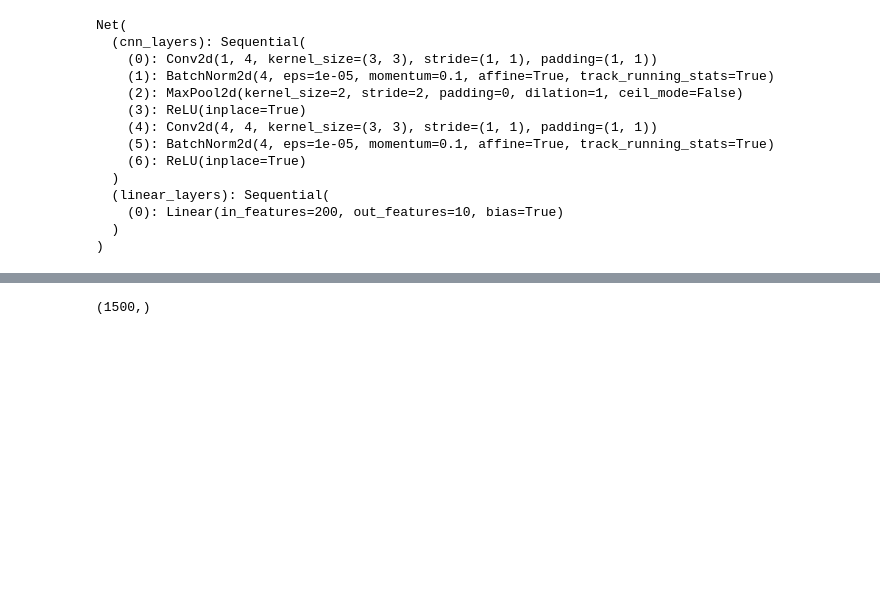
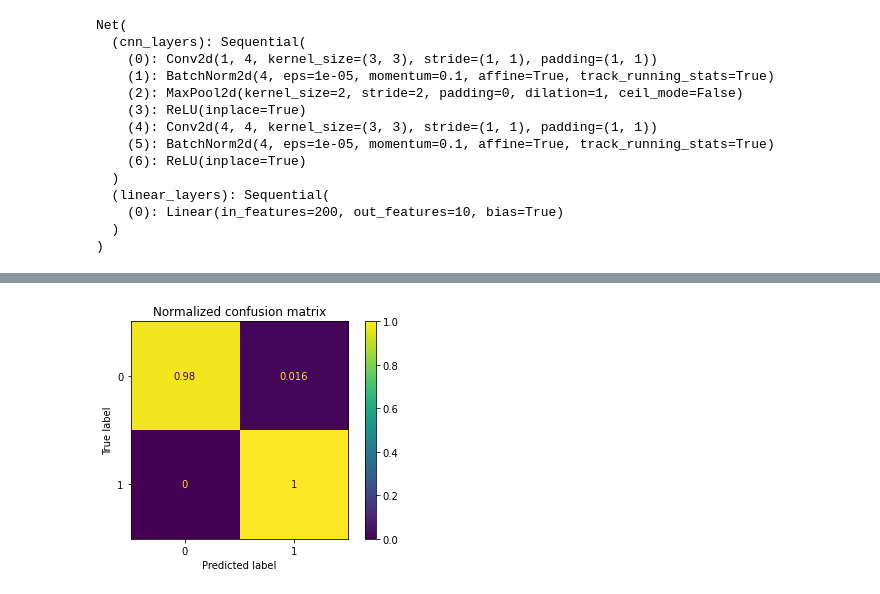
Before and after one commit to lingliao/Machine-learning-model, a Jupyter notebook: cnn for genomic sequence classification.ipynb, the cells around one changed output, grey strips where cells are left out. Saved outputs shown, nothing was run; the diff lists cells and outputs as text; code cells hidden in the pictures; blank space fills up the shorter version.

```diff
--- a/cnn for genomic sequence classification.ipynb
+++ b/cnn for genomic sequence classification.ipynb
@@ -244,16 +280,27 @@ for epoch in range(n_epochs):
 # %%
 # prediction for training set
 with torch.no_grad():
     output = model(train_x.cuda())
 
 softmax = torch.exp(output).cpu()
 prob = list(softmax.numpy())
 predictions = np.argmax(prob, axis=1)
 
 # accuracy on training set
 accuracy_score(train_y, predictions)
+
+from sklearn import metrics
+
+
+confusion_matrix = metrics.confusion_matrix(train_y, predictions,normalize='true')
+
+cm_display = metrics.ConfusionMatrixDisplay(confusion_matrix = confusion_matrix, display_labels = [0, 1])
+
+cm_display.plot()
+plt.title('Normalized confusion matrix')
+plt.show()
 # %% [output]
-(1500,)
+[figure, added]
 # %%
 # prediction for validation set
 with torch.no_grad():
```
Also changed, not shown: parts of 5 cells of this notebook.
